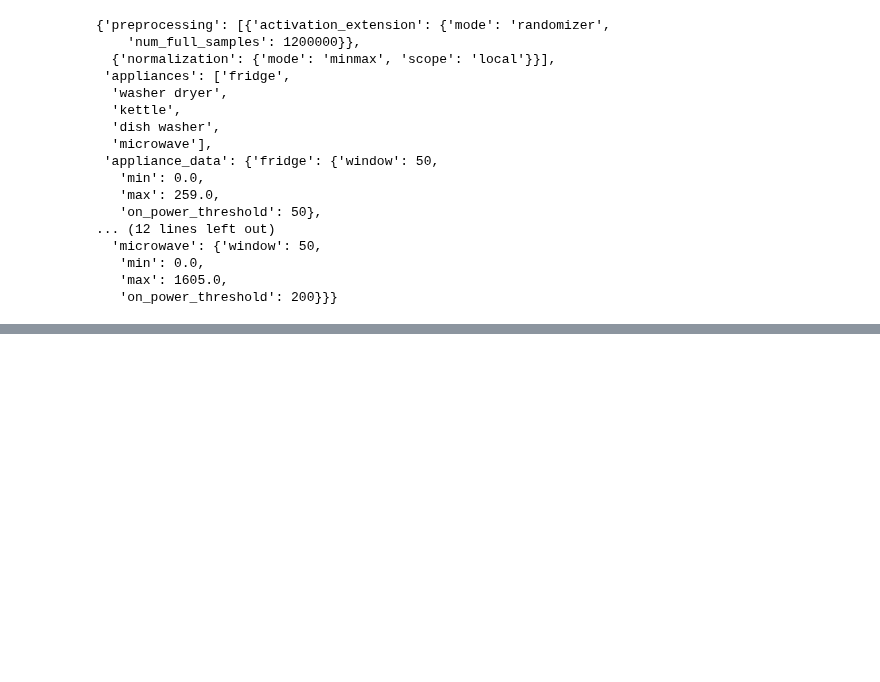
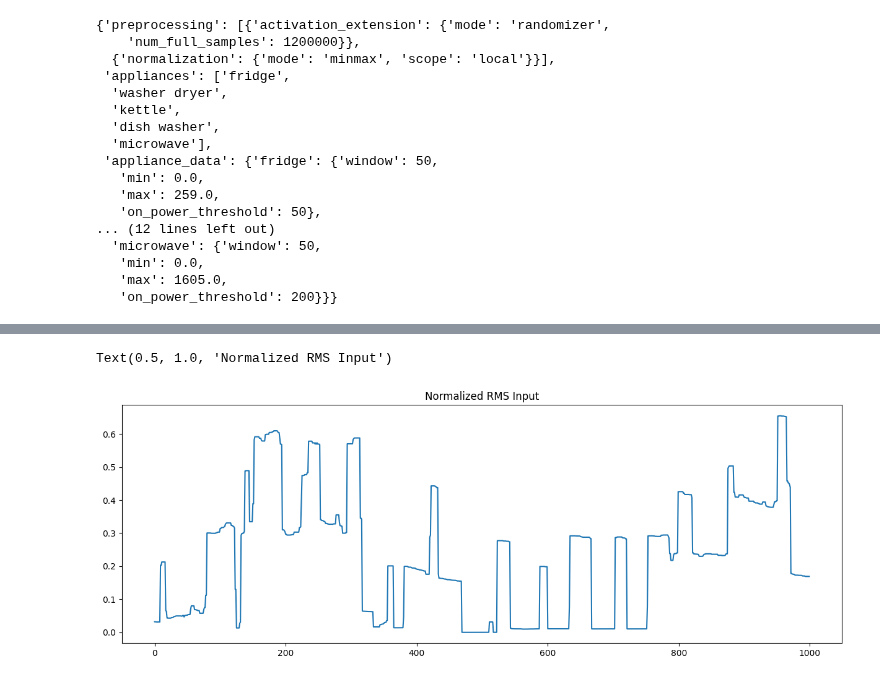
Before and after one commit to MarielTinaco/ai8x-training, a Jupyter notebook: notebooks/NILM_Evaluation.ipynb, the cells around one changed output, grey strips where cells are left out. Cells and saved outputs as stored; diff of their text form; code cells hidden in the pictures; blank space fills up the shorter version.

```diff
--- a/notebooks/NILM_Evaluation.ipynb
+++ b/notebooks/NILM_Evaluation.ipynb
@@ -282,0 +308,13 @@ for i in range(5):
+# %%
+# start = 25500
+start = 30200
+length = 1000
+y_max = 2500
+# %%
+raw_input = TESTSET.data[start+100:start+100+length]
+plt.figure(figsize=(15, 5))
+plt.plot(raw_input)
+plt.title("Normalized RMS Input")
+# %% [output]
+Text(0.5, 1.0, 'Normalized RMS Input')
+[figure, added]
```
Also changed, not shown: parts of 17 cells of this notebook.
